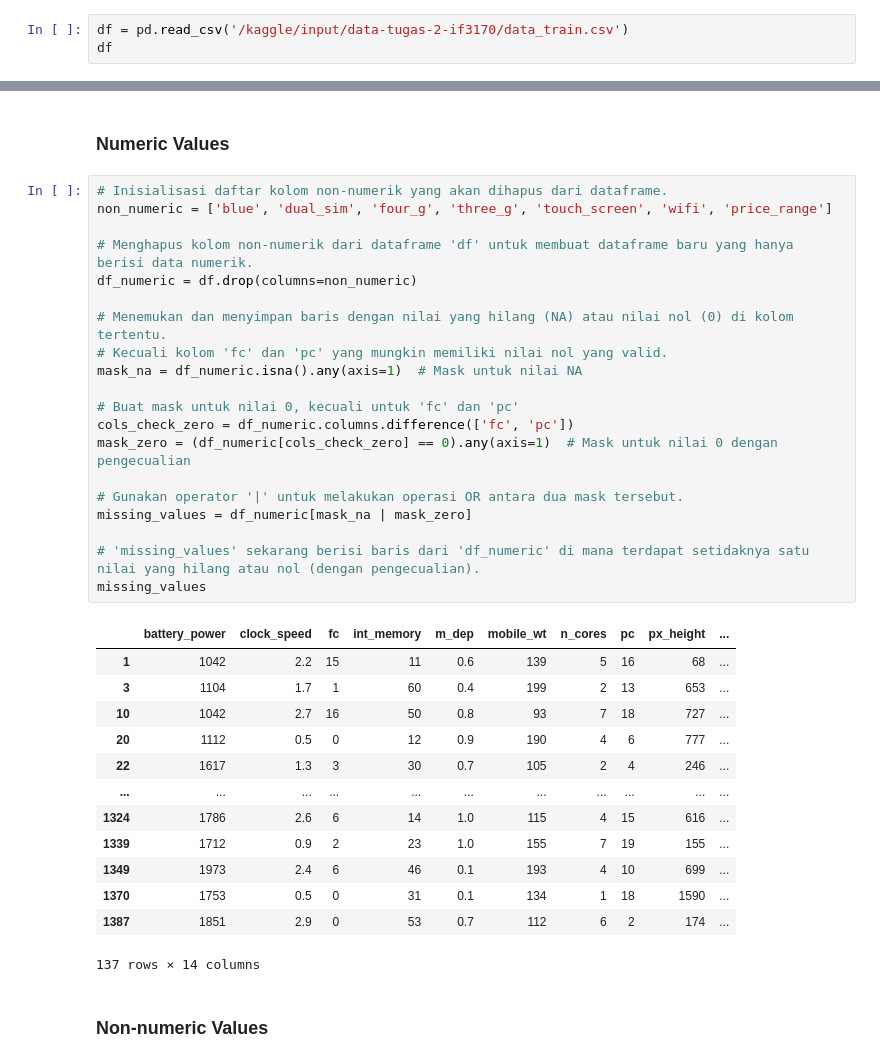
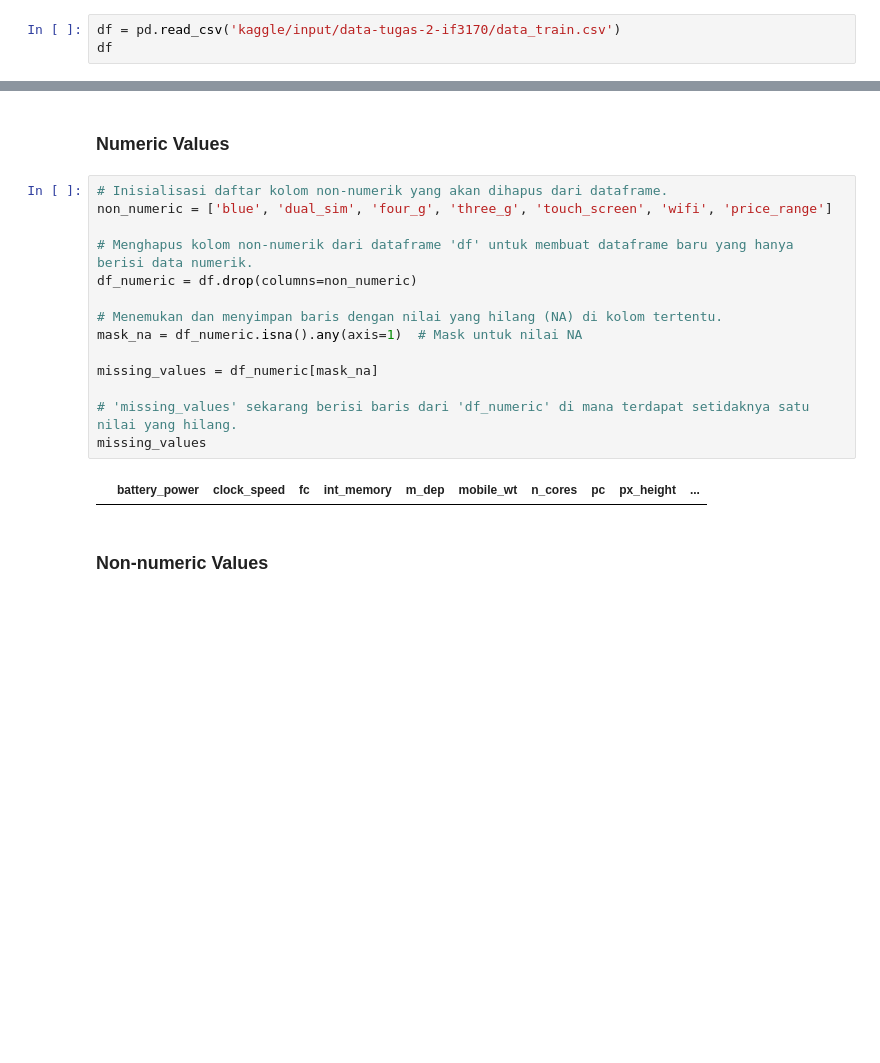
Before and after one commit to IceTeaXXD/Tucil2_13521015_13521024, a Jupyter notebook: tucil2-13521015-13521024.ipynb, the cells around one changed output, grey strips where cells are left out. Saved outputs shown, nothing was run; the diff lists cells and outputs as text; blank space fills up the shorter version.

```diff
--- a/tucil2-13521015-13521024.ipynb
+++ b/tucil2-13521015-13521024.ipynb
@@ -35,7 +31,7 @@ print(path)
 # %% [markdown]
 # Import Datasets
 # %%
-df = pd.read_csv('/kaggle/input/data-tugas-2-if3170/data_train.csv')
+df = pd.read_csv('kaggle/input/data-tugas-2-if3170/data_train.csv')
 df
 # %% [output]
 |  | battery_power | blue | clock_speed | dual_sim | fc | four_g | int_memory | m_dep | mobile_wt | ... |
@@ -137,37 +119,19 @@ duplicate_values
 # %%
 # Inisialisasi daftar kolom non-numerik yang akan dihapus dari dataframe.
 non_numeric = ['blue', 'dual_sim', 'four_g', 'three_g', 'touch_screen', 'wifi', 'price_range']
 
 # Menghapus kolom non-numerik dari dataframe 'df' untuk membuat dataframe baru yang hanya berisi data numerik.
 df_numeric = df.drop(columns=non_numeric)
 
-# Menemukan dan menyimpan baris dengan nilai yang hilang (NA) atau nilai nol (0) di kolom tertentu.
-# Kecuali kolom 'fc' dan 'pc' yang mungkin memiliki nilai nol yang valid.
+# Menemukan dan menyimpan baris dengan nilai yang hilang (NA) di kolom tertentu.
 mask_na = df_numeric.isna().any(axis=1)  # Mask untuk nilai NA
 
-# Buat mask untuk nilai 0, kecuali untuk 'fc' dan 'pc'
-cols_check_zero = df_numeric.columns.difference(['fc', 'pc'])
-mask_zero = (df_numeric[cols_check_zero] == 0).any(axis=1)  # Mask untuk nilai 0 dengan pengecualian
+missing_values = df_numeric[mask_na]
 
-# Gunakan operator '|' untuk melakukan operasi OR antara dua mask tersebut.
-missing_values = df_numeric[mask_na | mask_zero]
-
-# 'missing_values' sekarang berisi baris dari 'df_numeric' di mana terdapat setidaknya satu nilai yang hilang atau nol (dengan pengecualian).
+# 'missing_values' sekarang berisi baris dari 'df_numeric' di mana terdapat setidaknya satu nilai yang hilang.
 missing_values
 # %% [output]
 |  | battery_power | clock_speed | fc | int_memory | m_dep | mobile_wt | n_cores | pc | px_height | ... |
-| 1 | 1042 | 2.2 | 15 | 11 | 0.6 | 139 | 5 | 16 | 68 | ... |
-| 3 | 1104 | 1.7 | 1 | 60 | 0.4 | 199 | 2 | 13 | 653 | ... |
-| 10 | 1042 | 2.7 | 16 | 50 | 0.8 | 93 | 7 | 18 | 727 | ... |
-| 20 | 1112 | 0.5 | 0 | 12 | 0.9 | 190 | 4 | 6 | 777 | ... |
-| 22 | 1617 | 1.3 | 3 | 30 | 0.7 | 105 | 2 | 4 | 246 | ... |
-| ... | ... | ... | ... | ... | ... | ... | ... | ... | ... | ... |
-| 1324 | 1786 | 2.6 | 6 | 14 | 1.0 | 115 | 4 | 15 | 616 | ... |
-| 1339 | 1712 | 0.9 | 2 | 23 | 1.0 | 155 | 7 | 19 | 155 | ... |
-| 1349 | 1973 | 2.4 | 6 | 46 | 0.1 | 193 | 4 | 10 | 699 | ... |
-| 1370 | 1753 | 0.5 | 0 | 31 | 0.1 | 134 | 1 | 18 | 1590 | ... |
-| 1387 | 1851 | 2.9 | 0 | 53 | 0.7 | 112 | 6 | 2 | 174 | ... |
-137 rows × 14 columns
 # %% [markdown]
 ### Non-numeric Values
 # %%
```
Also changed, not shown: parts of 6 cells of this notebook, 3 other files.
